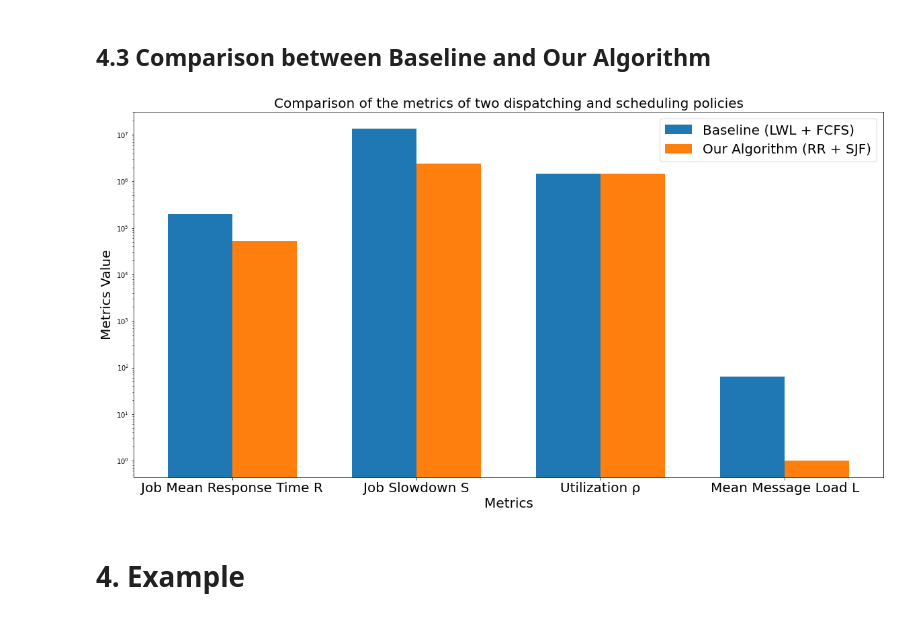
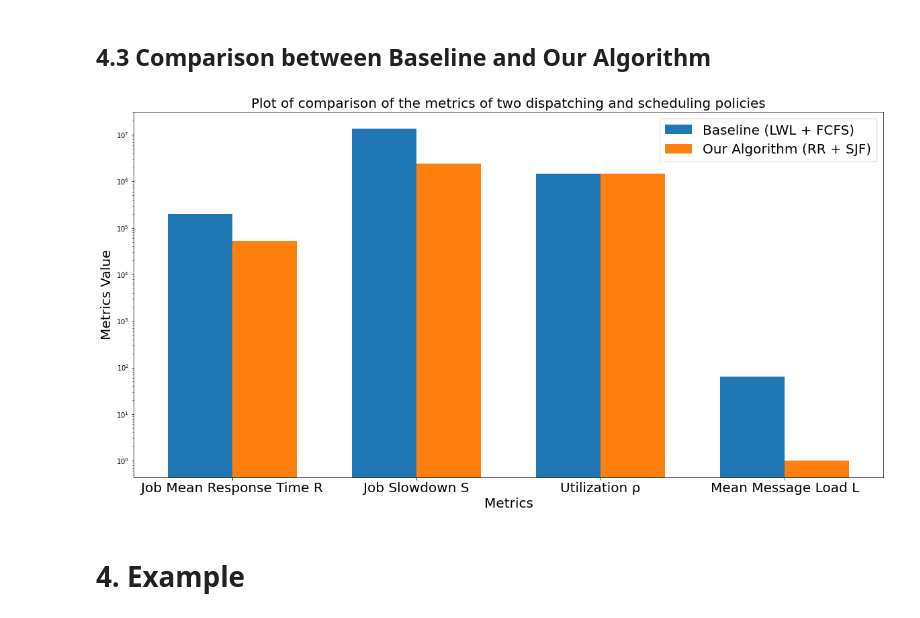
Before and after one commit to maryyyyna/Networking-for-Big-Data-and-Laboratory, a Jupyter notebook: CH2_DataCenter.ipynb, the cells around one changed output. Cells and saved outputs as stored; diff of their text form; code cells hidden in the pictures.

```diff
--- a/CH2_DataCenter.ipynb
+++ b/CH2_DataCenter.ipynb
@@ -432,27 +455,27 @@ plt.show()
 # %%
 baseline = [job_mean_response_time_baseline, job_slowdown_S_baseline, mean_utilization_baseline, mean_message_load_baseline]
 our_algorithm = [job_mean_response_time_our_algorithm, job_slowdown_S_our_algorithm, mean_utilization_our_algorithm, mean_message_load_our_algorithm]
 
 index = np.arange(4)
 bar_width = 0.35
 
 fig, ax = plt.subplots(figsize=(20, 10))
 baseline = ax.bar(index, baseline, bar_width,
                 label="Baseline (LWL + FCFS)")
 
 our_algorithm = ax.bar(index+bar_width, our_algorithm,
                  bar_width, label="Our Algorithm (RR + SJF)")
 
 ax.set_xlabel('Metrics', fontsize = 20)
 ax.set_ylabel('Metrics Value', fontsize = 20)
-ax.set_title('Comparison of the metrics of two dispatching and scheduling policies', fontsize = 20)
+ax.set_title('Plot of comparison of the metrics of two dispatching and scheduling policies', fontsize = 20)
 ax.set_xticks(index + bar_width / 2)
 ax.set_xticklabels(['Job Mean Response Time R', 'Job Slowdown S', 'Utilization ρ', 'Mean Message Load L'], fontsize = 20)
 ax.legend(fontsize = 20)
 plt.yscale('log')
 plt.show()
 # %% [output]
-[figure, old version]
+[figure, new version]
 # %% [markdown]
 # 4. Example
 # %%
```
Also changed, not shown: parts of 2 cells of this notebook.
